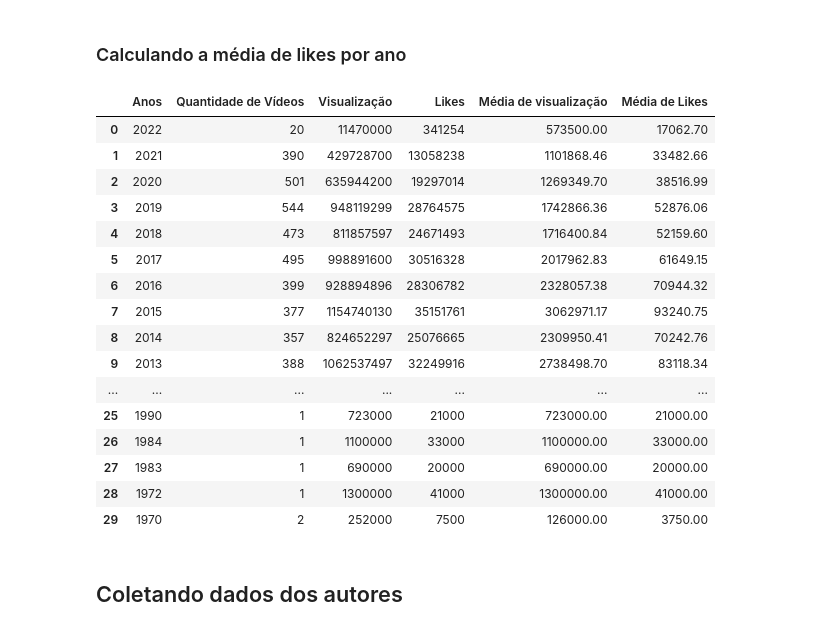
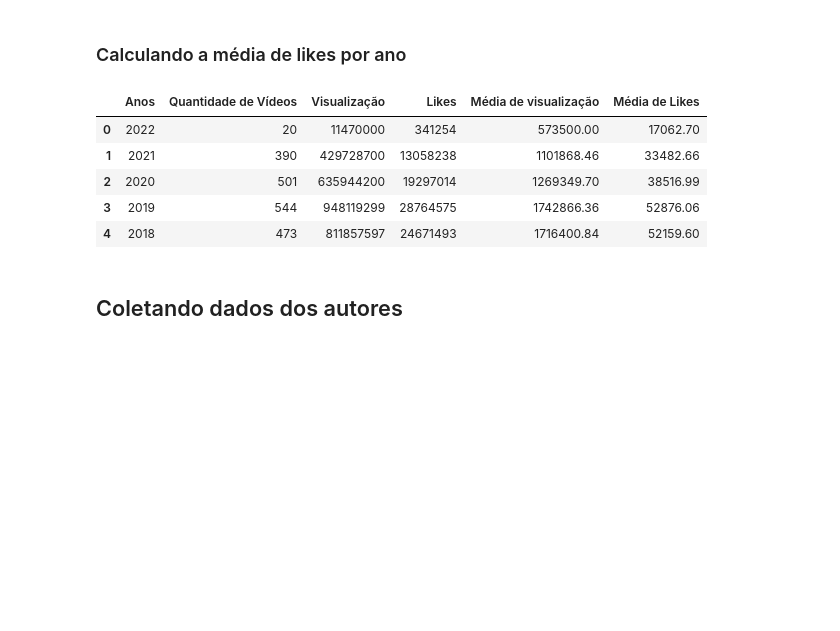
Before and after one commit to LuisHenriqueAL/Projeto_ICD, a Jupyter notebook: main.ipynb, the cells around one changed output. Cells and saved outputs as stored; diff of their text form; code cells hidden in the pictures; blank space fills up the shorter version.

```diff
--- a/main.ipynb
+++ b/main.ipynb
@@ -106,25 +106,14 @@ df2['Média de visualização'] = media_views
 media_like = pd.DataFrame(df2['Likes'] / df2['Quantidade de Vídeos'], columns=['Média de likes']).round(2)
 df2['Média de Likes'] = media_like
 # %%
-df2
+df2.head()
 # %% [output]
 |  | Anos | Quantidade de Vídeos | Visualização | Likes | Média de visualização | Média de Likes |
 | 0 | 2022 | 20 | 11470000 | 341254 | 573500.00 | 17062.70 |
 | 1 | 2021 | 390 | 429728700 | 13058238 | 1101868.46 | 33482.66 |
 | 2 | 2020 | 501 | 635944200 | 19297014 | 1269349.70 | 38516.99 |
 | 3 | 2019 | 544 | 948119299 | 28764575 | 1742866.36 | 52876.06 |
 | 4 | 2018 | 473 | 811857597 | 24671493 | 1716400.84 | 52159.60 |
-| 5 | 2017 | 495 | 998891600 | 30516328 | 2017962.83 | 61649.15 |
-| 6 | 2016 | 399 | 928894896 | 28306782 | 2328057.38 | 70944.32 |
-| 7 | 2015 | 377 | 1154740130 | 35151761 | 3062971.17 | 93240.75 |
-| 8 | 2014 | 357 | 824652297 | 25076665 | 2309950.41 | 70242.76 |
-| 9 | 2013 | 388 | 1062537497 | 32249916 | 2738498.70 | 83118.34 |
-| ... | ... | ... | ... | ... | ... | ... |
-| 25 | 1990 | 1 | 723000 | 21000 | 723000.00 | 21000.00 |
-| 26 | 1984 | 1 | 1100000 | 33000 | 1100000.00 | 33000.00 |
-| 27 | 1983 | 1 | 690000 | 20000 | 690000.00 | 20000.00 |
-| 28 | 1972 | 1 | 1300000 | 41000 | 1300000.00 | 41000.00 |
-| 29 | 1970 | 2 | 252000 | 7500 | 126000.00 | 3750.00 |
 # %% [markdown]
 ## Coletando dados dos autores
 # %% [markdown]
```
Also changed, not shown: parts of 4 cells of this notebook.
